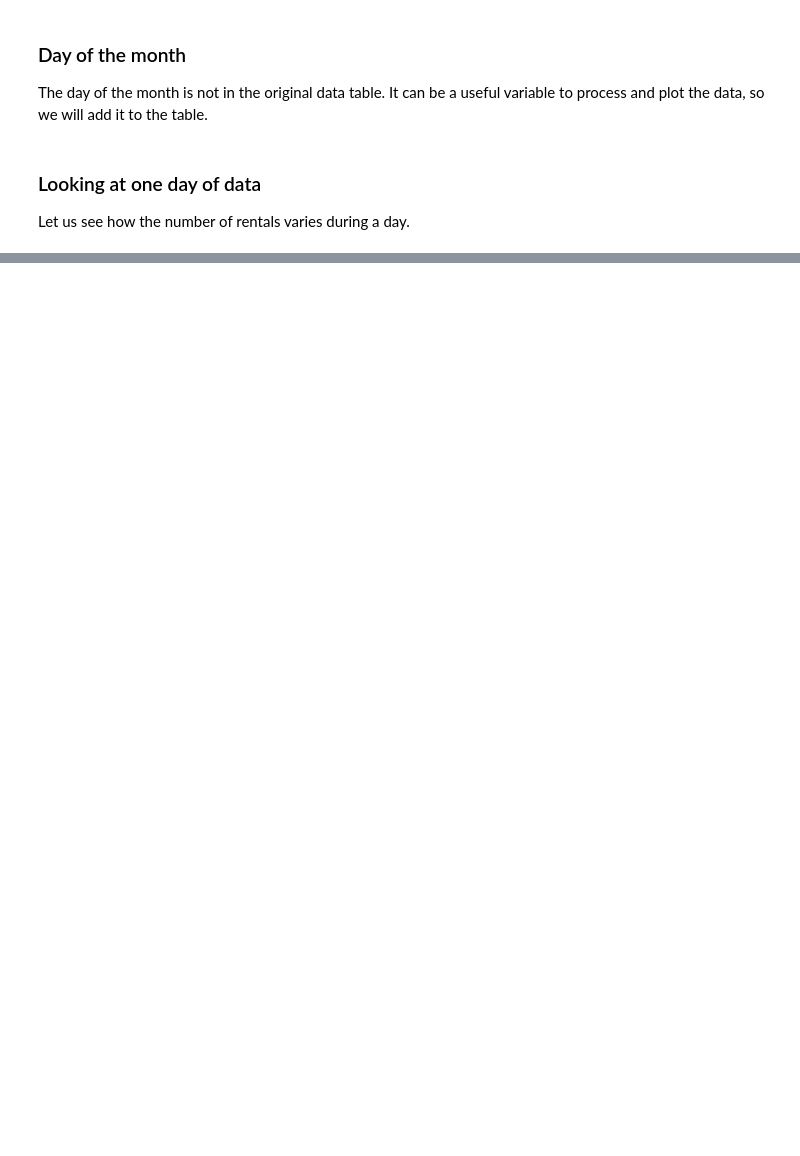
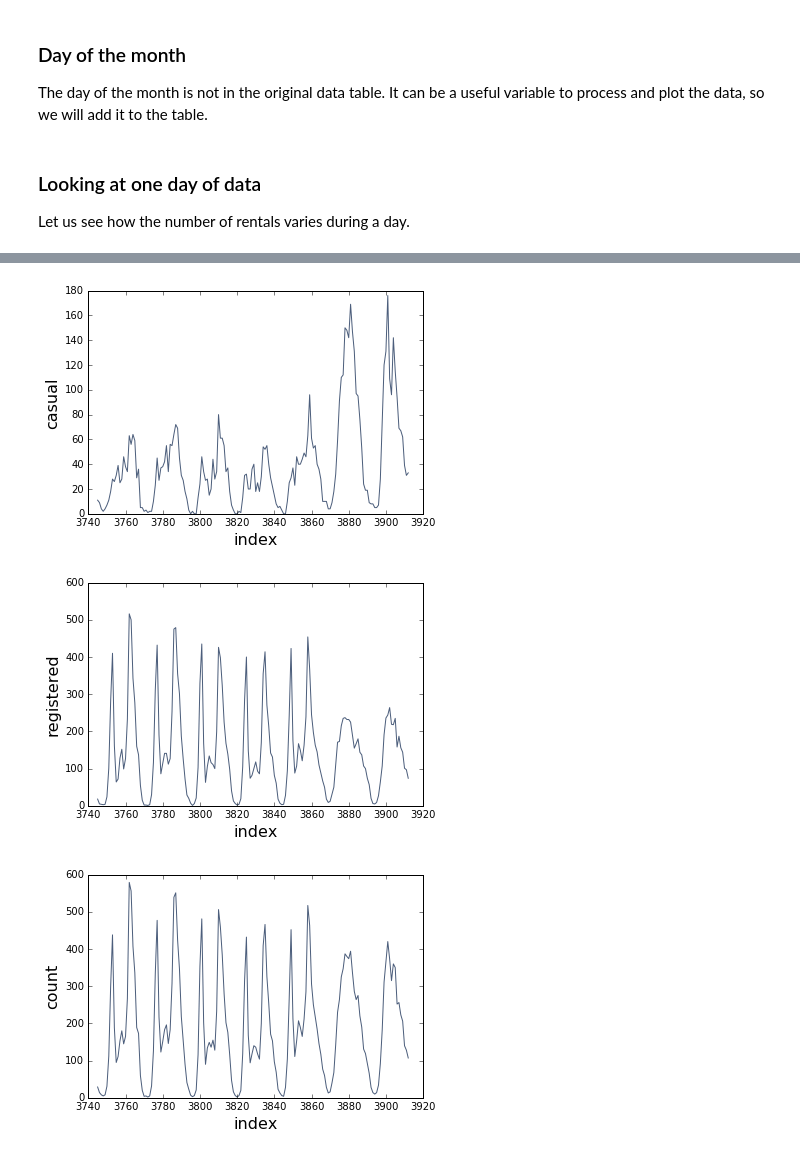
Before and after one commit to wesleyjin/smart-cities-connector, a Jupyter notebook: demos/Bikeshare.ipynb, the cells around one changed output, grey strips where cells are left out. Drawn from its saved outputs; the diff is of its cells as text; code cells hidden in the pictures; blank space fills up the shorter version.

```diff
--- a/demos/Bikeshare.ipynb
+++ b/demos/Bikeshare.ipynb
@@ -114,0 +77,18 @@ get_one_day_of_bike_counts(month=10, day = 25, plot=True)
+# %%
+def get_week_number(s):
+    '''returns week number in the year'''
+    dt = datetime.datetime.strptime(s, "%Y-%m-%d")
+    return dt.isocalendar()[1]
+
+nday = 72 # day from the start of the year, nday=72 falls on Monday
+
+# take a subset of data that is 7 days long, starting from nday
+bikeShort = bikeData.where(bikeData.apply(get_week_number, 'date')==23)
+
+bikeShort.select(['index','casual']).plot('index')
+bikeShort.select(['index','registered']).plot('index')
+bikeShort.select(['index','count']).plot('index')
+# %% [output]
+[figure, added]
+[figure, added]
+[figure, added]
```
Also changed, not shown: parts of 8 cells of this notebook, 3 other files.
